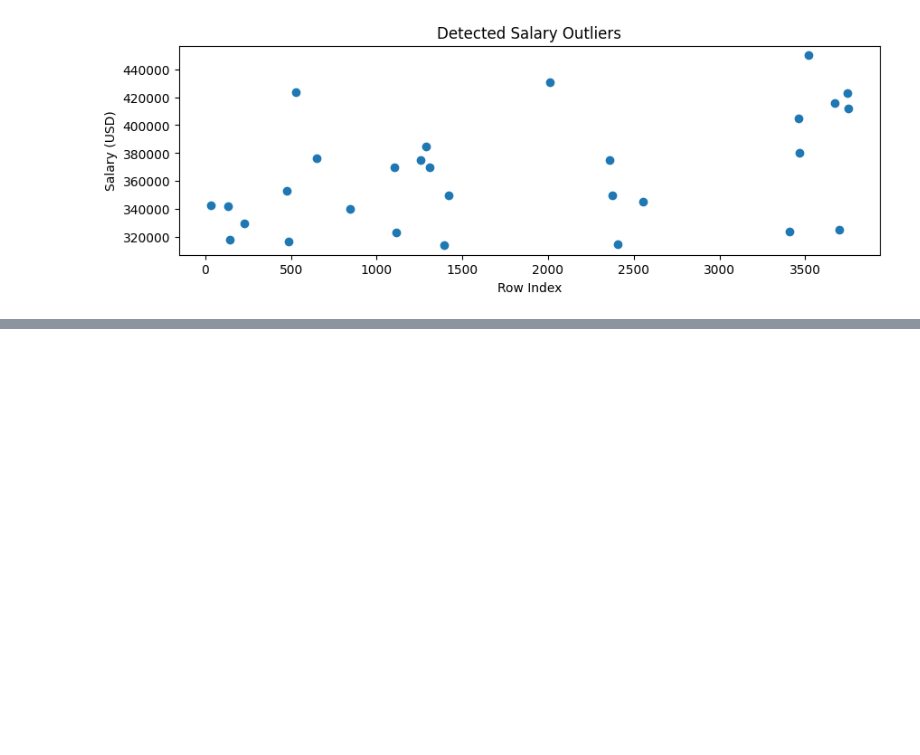
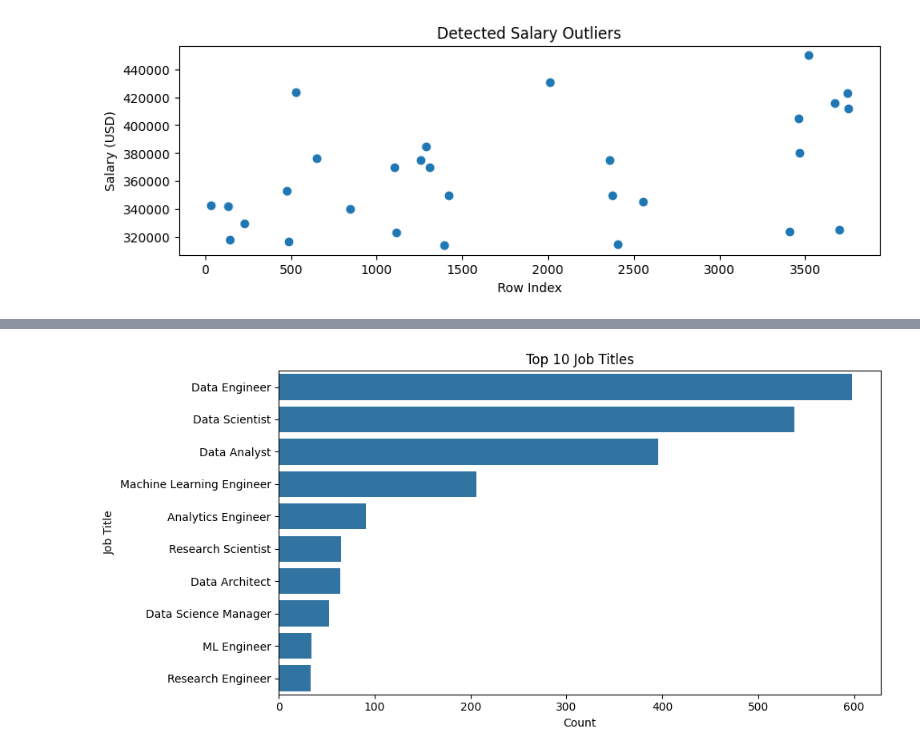
Before and after one commit to aelaraby6/Salary-Predictor, a Jupyter notebook: notebooks/eda.ipynb, the cells around one changed output, grey strips where cells are left out. Cells and saved outputs as stored; diff of their text form; code cells hidden in the pictures; blank space fills up the shorter version.

```diff
--- a/notebooks/eda.ipynb
+++ b/notebooks/eda.ipynb
@@ -324,0 +370,20 @@ plt.show()
+# %%
+
+# Group rare job titles (< 2%) into "Other"
+
+freq = df["job_title"].value_counts(normalize=True)
+
+rare = freq[freq < 0.02].index
+
+df["job_title_grouped"] = df["job_title"].where(
+    ~df["job_title"].isin(rare),
+    "Other"
+)
+
+# Check the new distribution
+print(
+    df["job_title_grouped"]
+    .value_counts(normalize=True, dropna=False)
+    .mul(100)
+    .round(1)
+)
@@ -324,0 +402,22 @@ plt.show()
+# %%
+
+# Plot Top 10 job titles
+
+top_10_jobs = df["job_title"].value_counts().head(10).index
+
+plt.figure(figsize=(10, 5))
+
+sns.countplot(
+    data=df[df["job_title"].isin(top_10_jobs)],
+    y="job_title",
+    order=top_10_jobs
+)
+
+plt.title("Top 10 Job Titles")
+plt.xlabel("Count")
+plt.ylabel("Job Title")
+
+plt.tight_layout()
+plt.show()
+# %% [output]
+[figure, added]
```
Also changed, not shown: parts of 3 cells of this notebook.
